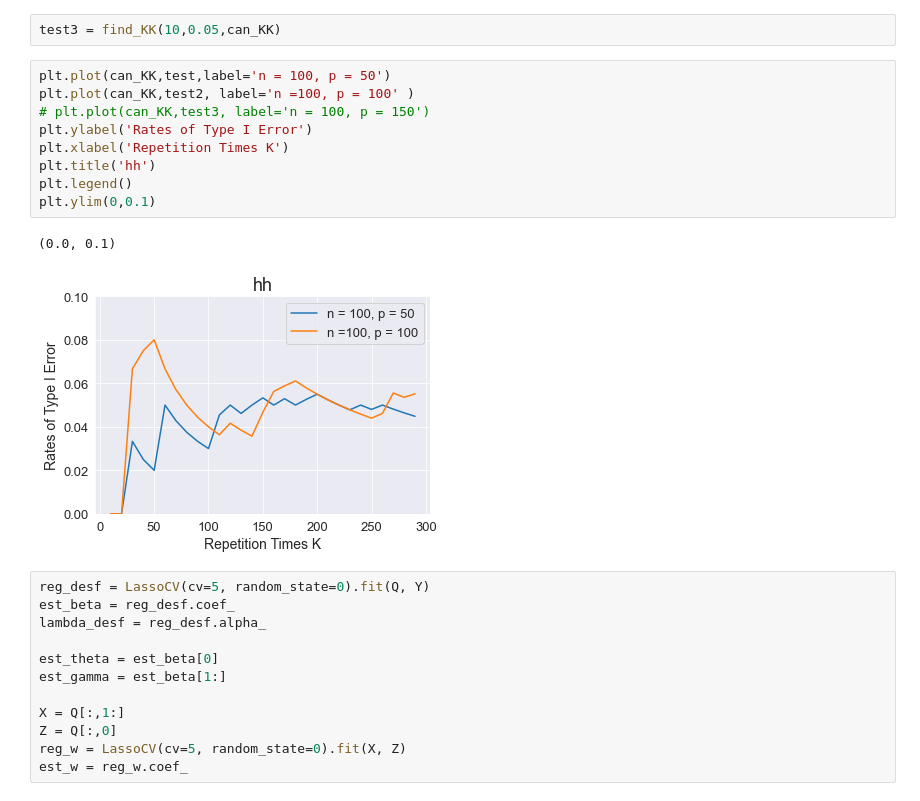
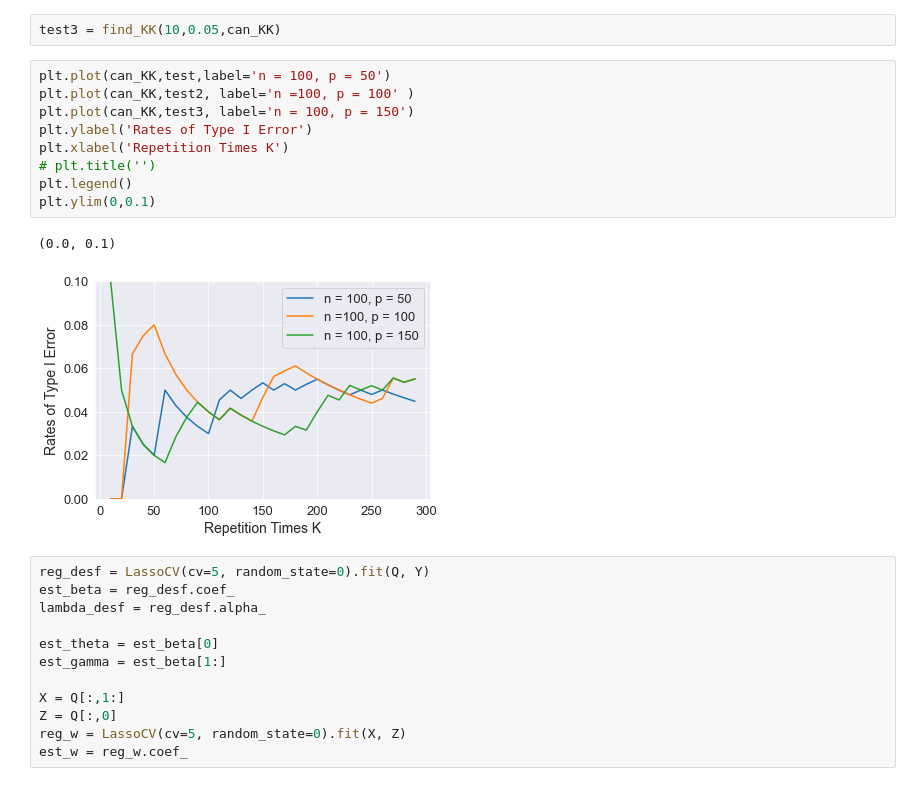
Before and after one commit to weiting1029/bachelorthesis, a Jupyter notebook: main.ipynb, the cells around one changed output. Saved outputs shown, nothing was run; the diff lists cells and outputs as text.

```diff
--- a/main.ipynb
+++ b/main.ipynb
@@ -62,15 +62,15 @@ test3 = find_KK(10,0.05,can_KK)
 # %%
 plt.plot(can_KK,test,label='n = 100, p = 50')
 plt.plot(can_KK,test2, label='n =100, p = 100' )
-# plt.plot(can_KK,test3, label='n = 100, p = 150')
+plt.plot(can_KK,test3, label='n = 100, p = 150')
 plt.ylabel('Rates of Type I Error')
 plt.xlabel('Repetition Times K')
-plt.title('hh')
+# plt.title('')
 plt.legend()
 plt.ylim(0,0.1)
 # %% [output]
 (0.0, 0.1)
-[figure, old version]
+[figure, new version]
 # %%
 reg_desf = LassoCV(cv=5, random_state=0).fit(Q, Y)
 est_beta = reg_desf.coef_
```
Also changed, not shown: 2 other files.
